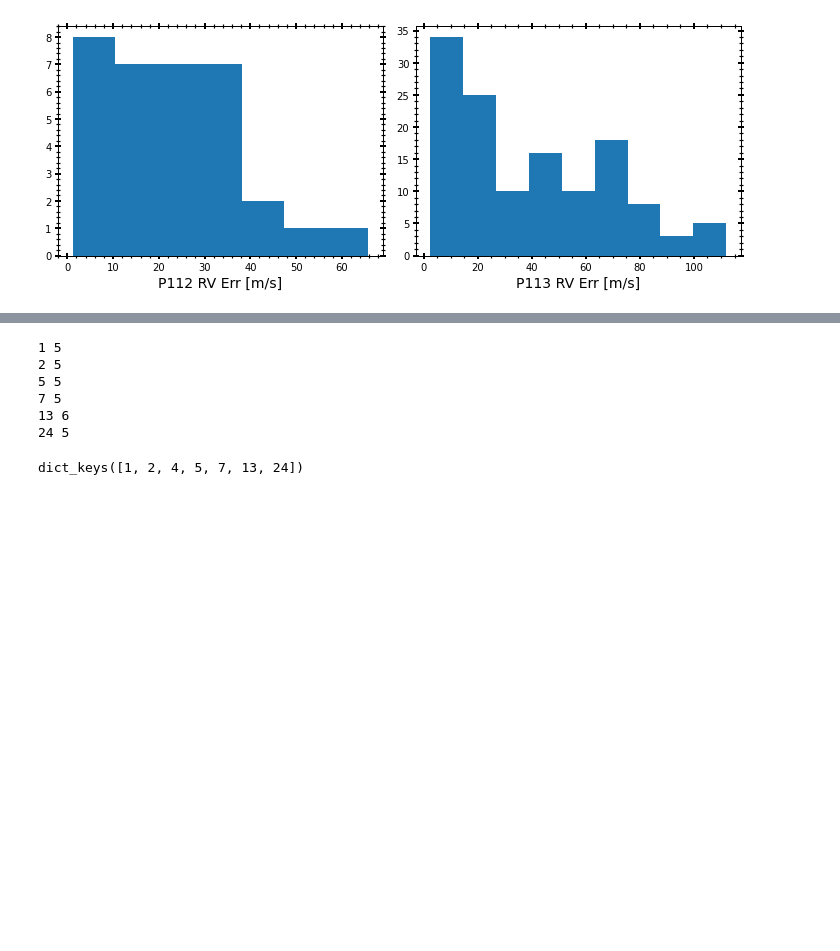
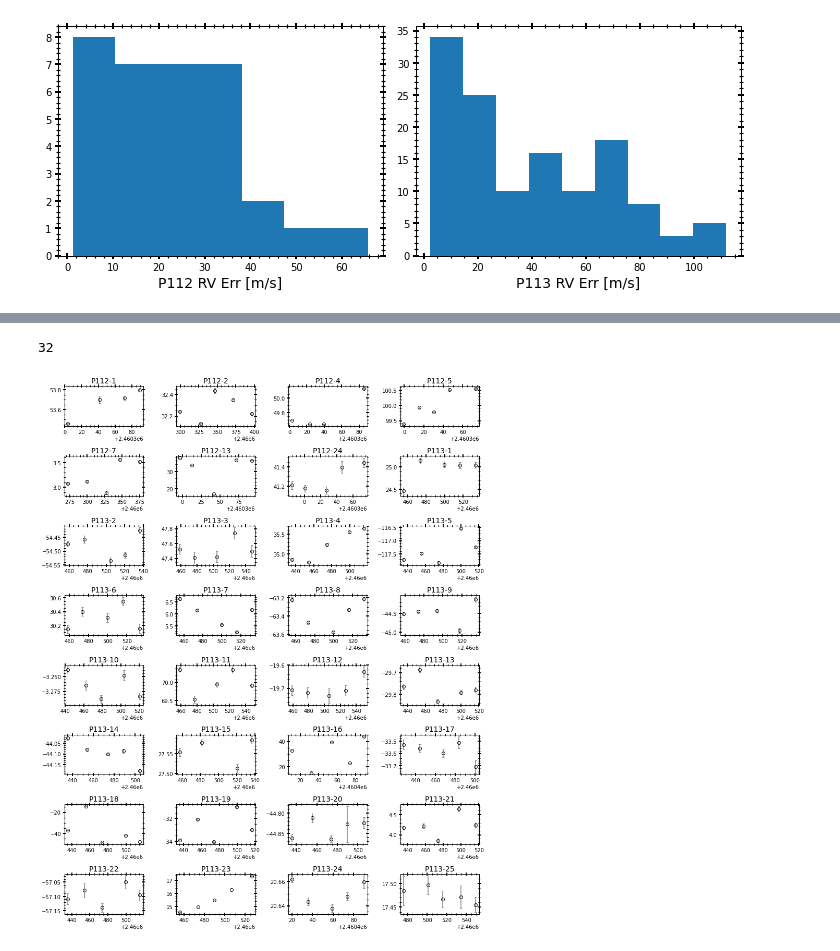
Before and after one commit to MaryumSayeed/ESPRESSO, a Jupyter notebook: scripts/rv_program.ipynb, the cells around one changed output, grey strips where cells are left out. Saved outputs shown, nothing was run; the diff lists cells and outputs as text; code cells hidden in the pictures; blank space fills up the shorter version.

```diff
--- a/scripts/rv_program.ipynb
+++ b/scripts/rv_program.ipynb
@@ -345,67 +329,72 @@ count
-# %%
-for i in list(set(counts)):
-    if counts.count(i) >= 5:
-        print(i,counts.count(i))
-# %% [output]
-1 5
-2 5
-5 5
-7 5
-13 6
-24 5
-# %%
-obj_dir_both = obj_dir_p112.copy()
-obj_dir_both.keys()
-# obj_dir_both.update(obj_dir_p113)
-# obj_dir_both
-# %% [output]
-dict_keys([1, 2, 4, 5, 7, 13, 24])
+# %%
+
+obj_dir_p112_new = obj_dir_p112.copy()
+obj_dir_p113_new = obj_dir_p113.copy()
+obj_dir_p112_new = {'P112-%i' % k:v for k,v in obj_dir_p112_new.items()}
+obj_dir_p113_new = {'P113-%i' % k:v for k,v in obj_dir_p113_new.items()}
+obj_dir_both = obj_dir_p112_new.copy()
+obj_dir_both.update(obj_dir_p113_new)
+# myKeys = list(obj_dir_both.keys())
+# myKeys.sort()
+# obj_dir_both = {i: obj_dir_both[i] for i in myKeys}
+
+print(len(obj_dir_both.keys()))
+# %% [output]
+32
 # %%
-def make_rv_plot():
+def make_rv_plot(obj_dir):
     #PLOT_PARAMS(LS=12)
 
     stats = {'RG_id':[], 'A': []}
-    plt.figure(figsize=(15,6))
+    plt.figure(figsize=(12,15))
     for i, (obj, dat) in enumerate(obj_dir.items()):
         if len(dat['time']) > 1:
+            #obj = int(obj.split('-')[-1])
             #print(obj,obj_dir[obj])
-            ax=plt.subplot(2,5,i+1)
+            ax=plt.subplot(8,4,i+1)
             time    = np.array(obj_dir[obj]['time'])
             rv_vals = np.array(obj_dir[obj]['rv'])
             yerr    = np.array(obj_dir[obj]['err'])
+            if obj != 'P113-5':
+                mask = (rv_vals >= -100)
+                time, rv_vals, yerr = time[mask], rv_vals[mask], yerr[mask]
 
-            t0  = time[0]
-            rv0 = rv_vals[0]
-            K0 = (max(rv_vals)-min(rv_vals))/2.
+            #print(obj)
+            t0   = time[0]
+            rv0  = rv_vals[0]
+            K0   = (max(rv_vals)-min(rv_vals))/2.
 
             plt.errorbar(time, rv_vals,
                          yerr=yerr,
                          fmt='o', color='grey', mec='k', mfc='None', capsize=2)
             #plt.axhline(0, color='k',lw=1,ls='dotted')
 
             diff = abs(max(rv_vals)-min(rv_vals))
-            if diff < 0.5:
+            '''if diff < 0.5:
                 ax.set_facecolor('lightcoral')
             elif 0.5 <= diff < 0.7:
                 ax.set_facecolor('bisque')
             elif 0.7 <= diff <= 50:
                 ax.set_facecolor('lightgreen')
-            print(obj)
-            li = new_df[new_df.RG_id==obj]['Li_val'].values[0]
-            vb = new_df[new_df.RG_id==obj]['vbroad'].values[0]
+            '''
+            #li = new_df[new_df.RG_id==obj]['Li_val'].values[0]
+            #vb = new_df[new_df.RG_id==obj]['vbroad'].values[0]
             #li, vb = new_df[new_df.RG_id==obj][['Li_val','vbroad']].values()[0]
-            title = 'RG%s: %.2f \n Li=%.2f vb=%.1f'%(obj,diff,li, vb)
-            plt.title(title)
+            #title = 'RG%s: %.2f \n Li=%.2f vb=%.1f'%(obj,diff,li, vb)
+            plt.title(obj)
             stats['RG_id'].append(obj)
             stats['A'].append(diff)
-
+    plt.tight_layout()
+    plt.show()
     #         elif title in ['RG4','RG24','RG13','RG7']:
     #             ax.set_facecolor('lightblue')
             #if i >= 20: plt.xlabel(r'BJD Time [days]')
         #if i+1 in [1,5,9,13]: plt.ylabel(r'RV [km/s]')
 
-    plt.tight_layout()
 
-    stats = pd.DataFrame(stats)
-
+1, 2, 4, 5, 7, 13, 24
+    #stats = pd.DataFrame(stats)
+make_rv_plot(obj_dir_both)
 # plt.savefig('../plots/init_%s.png'%DATE, bbox_inches='tight', dpi=200)
+# %% [output]
+[figure, added]
```
Also changed, not shown: parts of 1 cell of this notebook, 2 other files.
